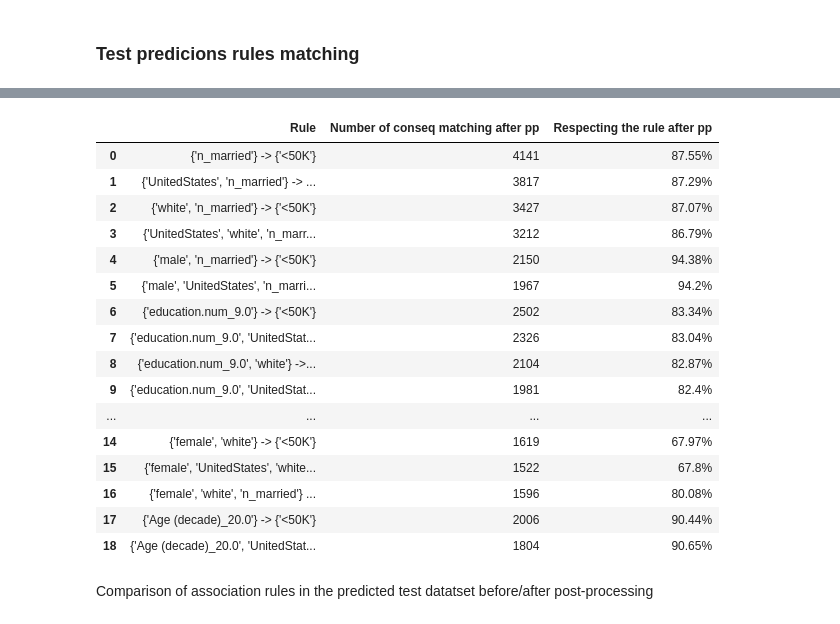
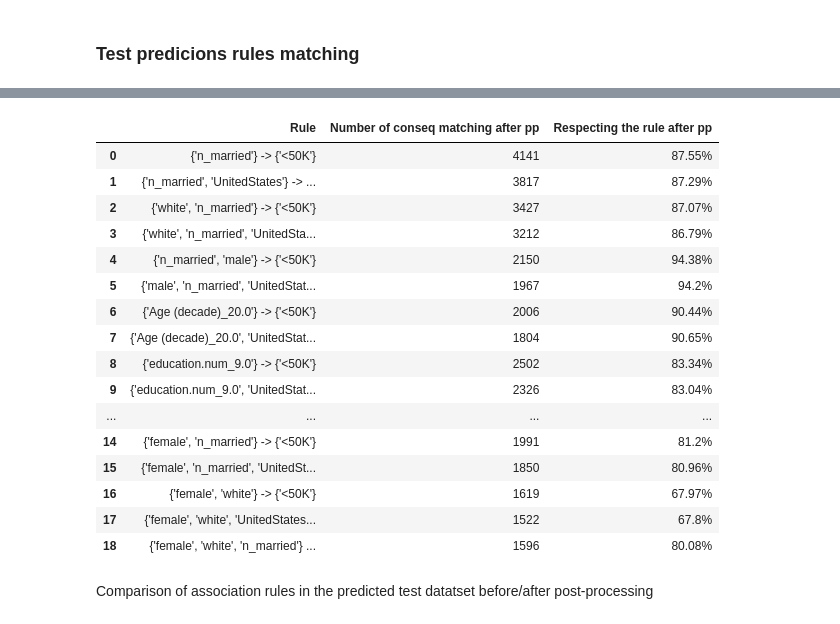
Before and after one commit to alb-p/post_processing_pipeline, a Jupyter notebook: pp_pipeline.ipynb, the cells around one changed output, grey strips where cells are left out. Saved outputs shown, nothing was run; the diff lists cells and outputs as text; code cells hidden in the pictures.

```diff
--- a/pp_pipeline.ipynb
+++ b/pp_pipeline.ipynb
@@ -785,7 +787,7 @@ def compute_df_transactions(dataset):
     df_transactions = data_asso_rules.map(lambda x: True if x > 0 else False)
     return df_transactions
 # %%
-res_min50_bd, res_max50_bd = compute_income_rules(binary_dataset, user_min_support, user_min_confidence)
+res_min50_test, res_max50_bd = compute_income_rules(dataset_orig_test, user_min_support, user_min_confidence)
 # %%
 # # quick check with apriori
 # a_rules = apriori(df_transactions, min_support = 0.2, use_colnames = True)
@@ -826,7 +828,7 @@ df_transactions_test_pred = compute_df_transactions(dataset_orig_test)
 results_before_roc = []
 
 # for each association rule, check how many rows of dataset_transf_test_pred met it
-for index, rule in res_min50_bd.iterrows():
+for index, rule in res_min50_test.iterrows():
     antecedents = list(rule['antecedents'])
     matching_rows = df_transactions_test_pred.copy()
     for antecedent in antecedents:
@@ -872,50 +874,50 @@ display(results_bf_roc_df)
 # %%
-df_transactions_roc = compute_df_transactions(dataset_transf_test_pred)
+df_transactions_after_pp = compute_df_transactions(dataset_transf_test_pred)
 # %%
 results_after_roc = []
 
 # for each association rule, check how many rows of dataset_transf_test_pred met it
-for index, rule in res_min50_bd.iterrows():
+for index, rule in res_min50_test.iterrows():
     antecedents = list(rule['antecedents'])
-    matching_rows = df_transactions_roc.copy()
+    matching_rows = df_transactions_after_pp.copy()
     for antecedent in antecedents:
         matching_rows = matching_rows[matching_rows[antecedent] == True]
 
     consequent = list(rule['consequents'])[0]
     consequent_met = matching_rows[matching_rows[consequent] == True]
 
     total_matching = len(matching_rows)
     total_consequent_met = len(consequent_met)
 
     rule_result = {
         'Rule': f"{set(rule['antecedents'])} -> {set(rule['consequents'])}".replace("frozenset({", "").replace("})", ""),
         'Number of conseq matching after pp': total_consequent_met,
         'Respecting the rule after pp': f"{round(total_consequent_met / total_matching * 100, 2)}%" if total_matching > 0 else "0%",
     }
 
     results_after_roc.append(rule_result)
 
 # Create a DataFrame to display the results
 results_after_roc_df = pd.DataFrame(results_after_roc)
 display(results_after_roc_df)
 # %% [output]
 |  | Rule | Number of conseq matching after pp | Respecting the rule after pp |
 | 0 | {'n_married'} -> {'<50K'} | 4141 | 87.55% |
-| 1 | {'UnitedStates', 'n_married'} -> ... | 3817 | 87.29% |
+| 1 | {'n_married', 'UnitedStates'} -> ... | 3817 | 87.29% |
 | 2 | {'white', 'n_married'} -> {'<50K'} | 3427 | 87.07% |
-| 3 | {'UnitedStates', 'white', 'n_marr... | 3212 | 86.79% |
-| 4 | {'male', 'n_married'} -> {'<50K'} | 2150 | 94.38% |
-| 5 | {'male', 'UnitedStates', 'n_marri... | 1967 | 94.2% |
-| 6 | {'education.num_9.0'} -> {'<50K'} | 2502 | 83.34% |
-| 7 | {'education.num_9.0', 'UnitedStat... | 2326 | 83.04% |
-| 8 | {'education.num_9.0', 'white'} ->... | 2104 | 82.87% |
-| 9 | {'education.num_9.0', 'UnitedStat... | 1981 | 82.4% |
+| 3 | {'white', 'n_married', 'UnitedSta... | 3212 | 86.79% |
+| 4 | {'n_married', 'male'} -> {'<50K'} | 2150 | 94.38% |
+| 5 | {'male', 'n_married', 'UnitedStat... | 1967 | 94.2% |
+| 6 | {'Age (decade)_20.0'} -> {'<50K'} | 2006 | 90.44% |
+| 7 | {'Age (decade)_20.0', 'UnitedStat... | 1804 | 90.65% |
+| 8 | {'education.num_9.0'} -> {'<50K'} | 2502 | 83.34% |
+| 9 | {'education.num_9.0', 'UnitedStat... | 2326 | 83.04% |
 | ... | ... | ... | ... |
-| 14 | {'female', 'white'} -> {'<50K'} | 1619 | 67.97% |
-| 15 | {'female', 'UnitedStates', 'white... | 1522 | 67.8% |
-| 16 | {'female', 'white', 'n_married'} ... | 1596 | 80.08% |
-| 17 | {'Age (decade)_20.0'} -> {'<50K'} | 2006 | 90.44% |
-| 18 | {'Age (decade)_20.0', 'UnitedStat... | 1804 | 90.65% |
+| 14 | {'female', 'n_married'} -> {'<50K'} | 1991 | 81.2% |
+| 15 | {'female', 'n_married', 'UnitedSt... | 1850 | 80.96% |
+| 16 | {'female', 'white'} -> {'<50K'} | 1619 | 67.97% |
+| 17 | {'female', 'white', 'UnitedStates... | 1522 | 67.8% |
+| 18 | {'female', 'white', 'n_married'} ... | 1596 | 80.08% |
 # %% [markdown]
 Comparison of  association rules in the predicted test datatset before/after post-processing
 # %%
```
Also changed, not shown: parts of 7 cells of this notebook, 3 other files.
